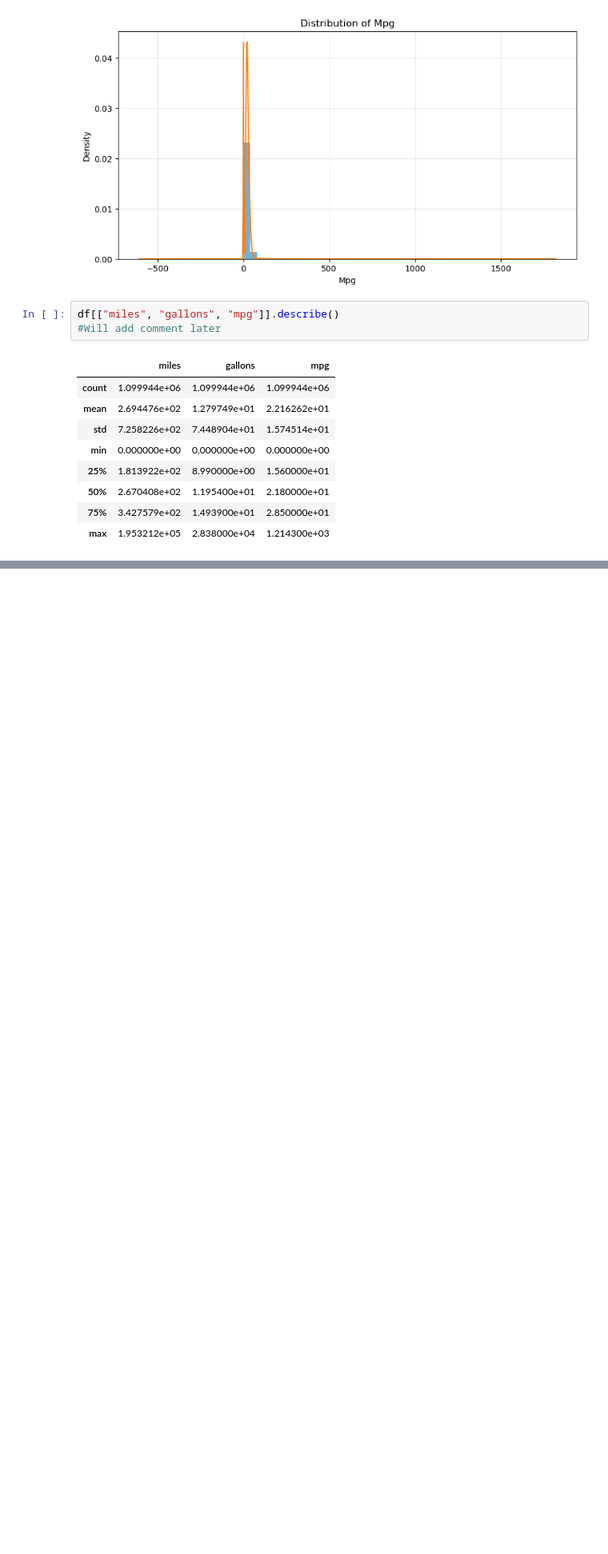
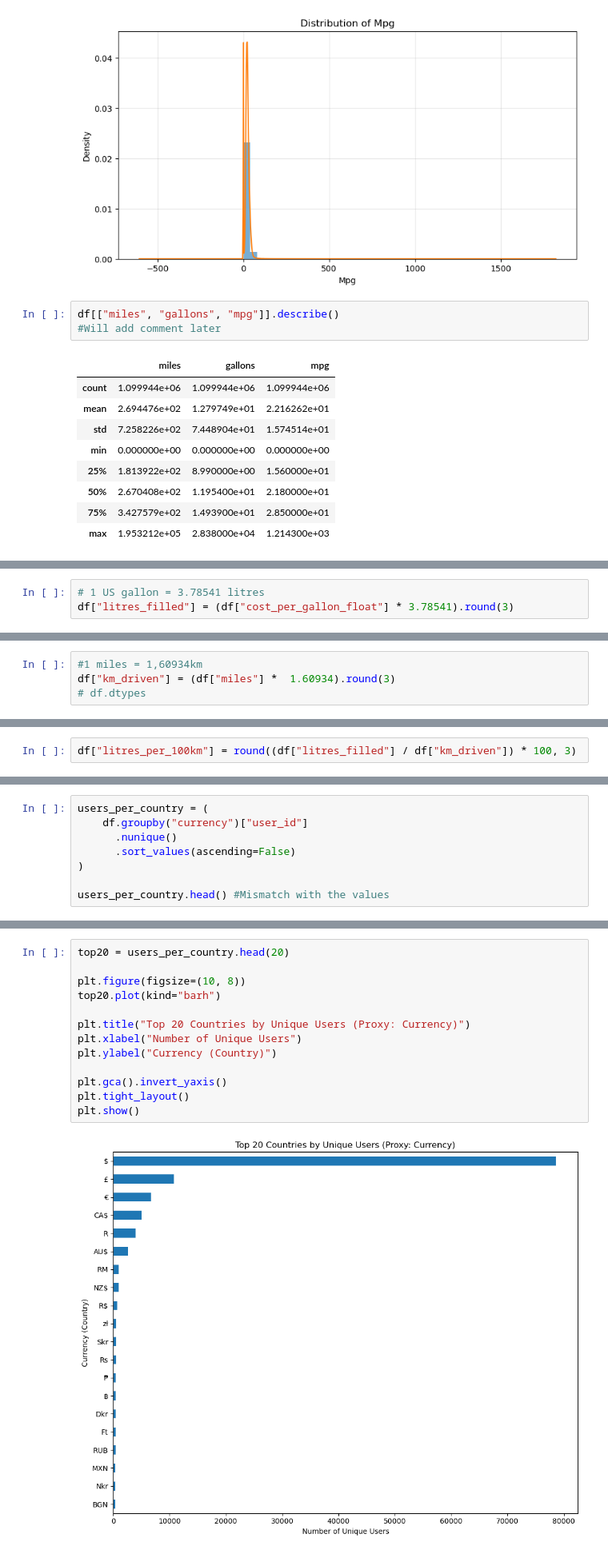
Before and after one commit to A-MAK15/DVE-Assignment, a Jupyter notebook: DVE-checkpoint.ipynb, the cells around one changed output, grey strips where cells are left out. Shown at 80% size. Drawn from its saved outputs; the diff is of its cells as text; blank space fills up the shorter version.

```diff
--- a/DVE-checkpoint.ipynb
+++ b/DVE-checkpoint.ipynb
@@ -361,0 +732,3 @@ df[["miles", "gallons", "mpg"]].describe()
+# %%
+# 1 US gallon = 3.78541 litres
+df["litres_filled"] = (df["cost_per_gallon_float"] * 3.78541).round(3)
@@ -361,0 +753,4 @@ df[["miles", "gallons", "mpg"]].describe()
+# %%
+#1 miles = 1,60934km
+df["km_driven"] = (df["miles"] *  1.60934).round(3)
+# df.dtypes
@@ -361,0 +775,2 @@ df[["miles", "gallons", "mpg"]].describe()
+# %%
+df["litres_per_100km"] = round((df["litres_filled"] / df["km_driven"]) * 100, 3)
@@ -361,0 +797,8 @@ df[["miles", "gallons", "mpg"]].describe()
+# %%
+users_per_country = (
+    df.groupby("currency")["user_id"]
+      .nunique()
+      .sort_values(ascending=False)
+)
+
+users_per_country.head() #Mismatch with the values
@@ -361,0 +813,15 @@ df[["miles", "gallons", "mpg"]].describe()
+# %%
+top20 = users_per_country.head(20)
+
+plt.figure(figsize=(10, 8))
+top20.plot(kind="barh")
+
+plt.title("Top 20 Countries by Unique Users (Proxy: Currency)")
+plt.xlabel("Number of Unique Users")
+plt.ylabel("Currency (Country)")
+
+plt.gca().invert_yaxis()
+plt.tight_layout()
+plt.show()
+# %% [output]
+[figure, added]
```
Also changed, not shown: parts of 79 cells of this notebook.
